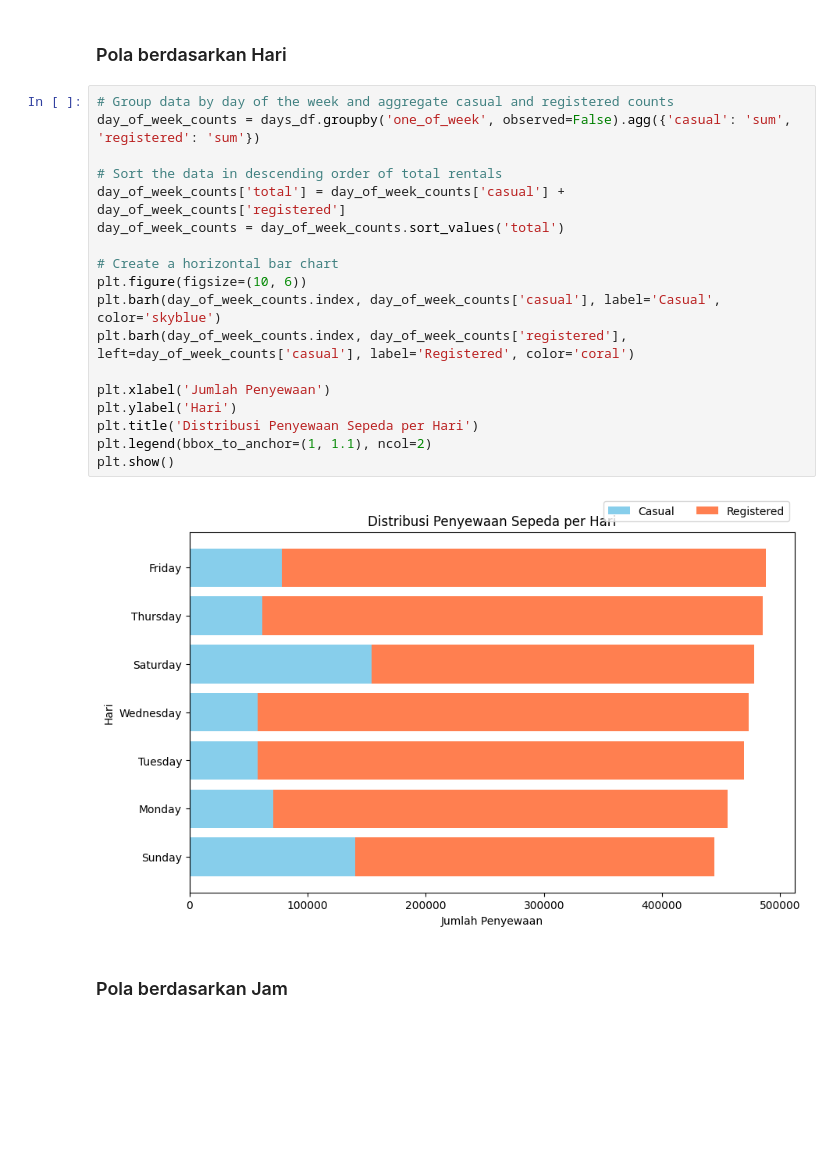
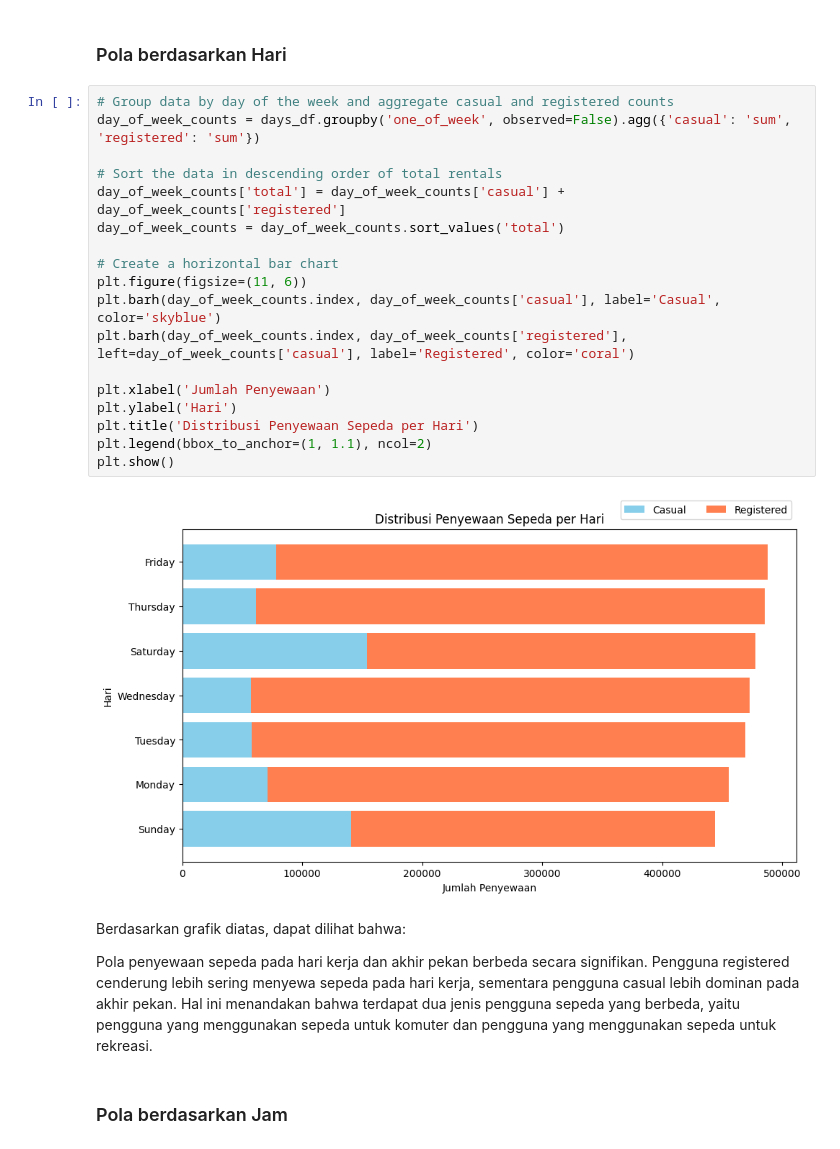
Before and after one commit to rasyaradja/Analisis_Bike_Data, a Jupyter notebook: notebook.ipynb, the cells around one changed output. Cells and saved outputs as stored; diff of their text form; blank space fills up the shorter version.

```diff
--- a/notebook.ipynb
+++ b/notebook.ipynb
@@ -667,23 +702,29 @@ plt.show()
 # %%
 # Group data by day of the week and aggregate casual and registered counts
 day_of_week_counts = days_df.groupby('one_of_week', observed=False).agg({'casual': 'sum', 'registered': 'sum'})
 
 # Sort the data in descending order of total rentals
 day_of_week_counts['total'] = day_of_week_counts['casual'] + day_of_week_counts['registered']
 day_of_week_counts = day_of_week_counts.sort_values('total')
 
 # Create a horizontal bar chart
-plt.figure(figsize=(10, 6))
+plt.figure(figsize=(11, 6))
 plt.barh(day_of_week_counts.index, day_of_week_counts['casual'], label='Casual', color='skyblue')
 plt.barh(day_of_week_counts.index, day_of_week_counts['registered'], left=day_of_week_counts['casual'], label='Registered', color='coral')
 
 plt.xlabel('Jumlah Penyewaan')
 plt.ylabel('Hari')
 plt.title('Distribusi Penyewaan Sepeda per Hari')
 plt.legend(bbox_to_anchor=(1, 1.1), ncol=2)
 plt.show()
 # %% [output]
-[figure, old version]
+[figure, new version]
+# %% [markdown]
+ Berdasarkan grafik diatas, dapat dilihat bahwa:
+
+ Pola penyewaan sepeda pada hari kerja dan akhir pekan berbeda secara signifikan.
+ Pengguna registered cenderung lebih sering menyewa sepeda pada hari kerja, sementara pengguna casual lebih dominan pada akhir pekan.
+ Hal ini menandakan bahwa terdapat dua jenis pengguna sepeda yang berbeda, yaitu pengguna yang menggunakan sepeda untuk komuter dan pengguna yang menggunakan sepeda untuk rekreasi.
 # %% [markdown]
 ### Pola berdasarkan Jam
 # %%
```
Also changed, not shown: parts of 10 cells of this notebook.
